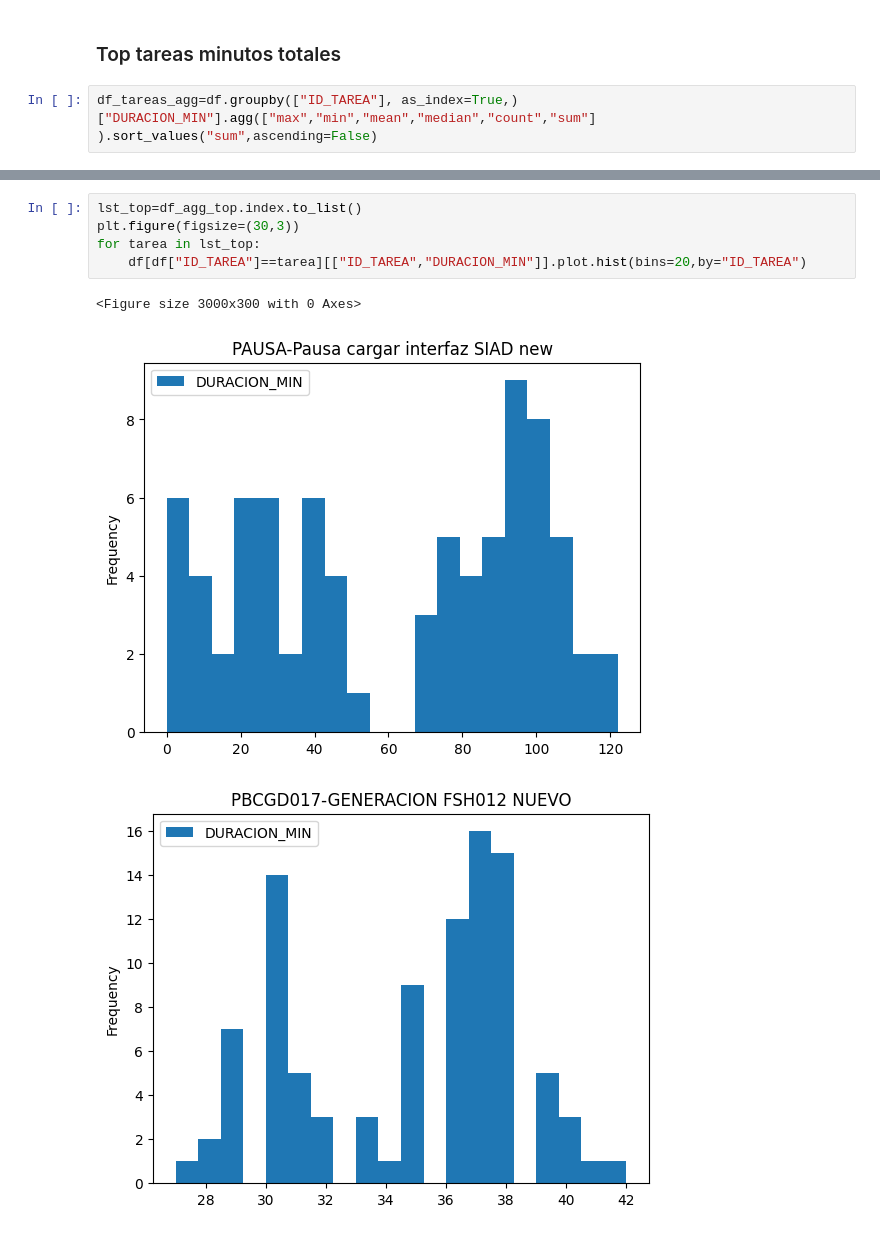
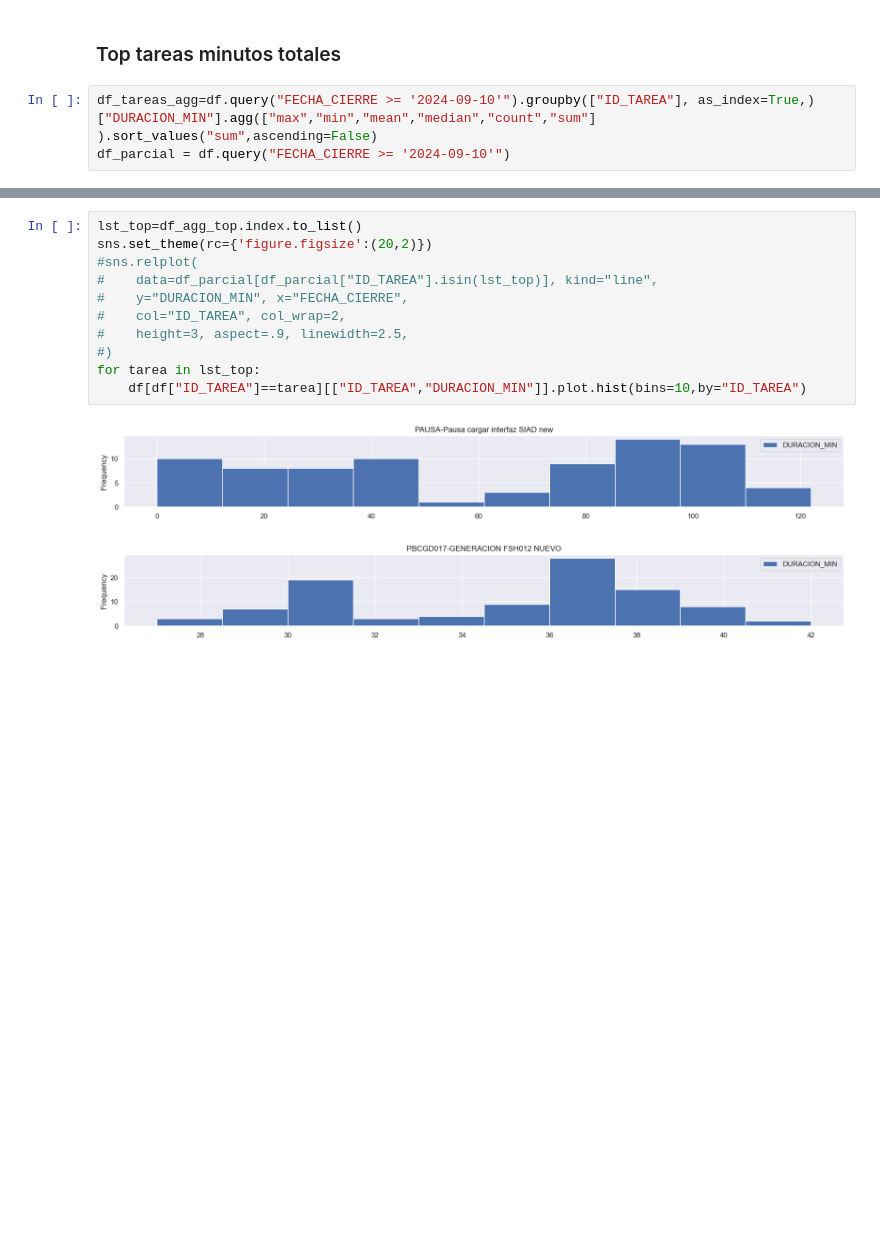
Before and after one commit to juanmedina-seti/bancow_genai, a Jupyter notebook: src/QACierreCaliMemV2/analisis.ipynb, the cells around one changed output, grey strips where cells are left out. Drawn from its saved outputs; the diff is of its cells as text; blank space fills up the shorter version.

```diff
--- a/src/QACierreCaliMemV2/analisis.ipynb
+++ b/src/QACierreCaliMemV2/analisis.ipynb
@@ -148,7 +206,8 @@ array([[<Axes: title={'center': 'sum'}>]], dtype=object)
 # %% [markdown]
 ### Top tareas minutos totales
 # %%
-df_tareas_agg=df.groupby(["ID_TAREA"], as_index=True,)["DURACION_MIN"].agg(["max","min","mean","median","count","sum"]	).sort_values("sum",ascending=False)
+df_tareas_agg=df.query("FECHA_CIERRE >= '2024-09-10'").groupby(["ID_TAREA"], as_index=True,)["DURACION_MIN"].agg(["max","min","mean","median","count","sum"]	).sort_values("sum",ascending=False)
+df_parcial = df.query("FECHA_CIERRE >= '2024-09-10'")
 # %%
 df_agg_top=df_tareas_agg.sort_values("sum",ascending=False).head(10)
 df_agg_top
@@ -168,9 +227,14 @@ df_agg_top
 # %%
 lst_top=df_agg_top.index.to_list()
-plt.figure(figsize=(30,3))
+sns.set_theme(rc={'figure.figsize':(20,2)})
+#sns.relplot(
+#    data=df_parcial[df_parcial["ID_TAREA"].isin(lst_top)], kind="line",
+#    y="DURACION_MIN", x="FECHA_CIERRE",
+#    col="ID_TAREA", col_wrap=2,
+#    height=3, aspect=.9, linewidth=2.5,
+#)
 for tarea in lst_top:
-    df[df["ID_TAREA"]==tarea][["ID_TAREA","DURACION_MIN"]].plot.hist(bins=20,by="ID_TAREA")
+    df[df["ID_TAREA"]==tarea][["ID_TAREA","DURACION_MIN"]].plot.hist(bins=10,by="ID_TAREA")
 # %% [output]
-<Figure size 3000x300 with 0 Axes>
-[figure, old version]
+[figure, new version]
-[figure, old version]
+[figure, new version]
```
Also changed, not shown: parts of 20 cells of this notebook, 2 other files.
